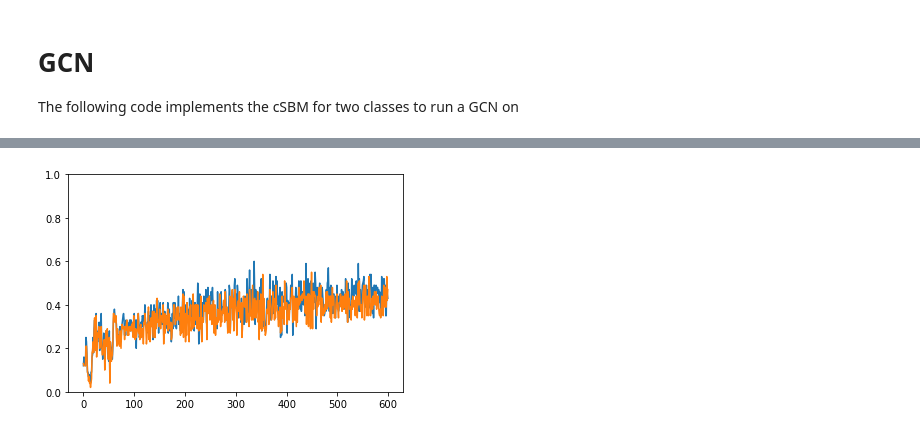
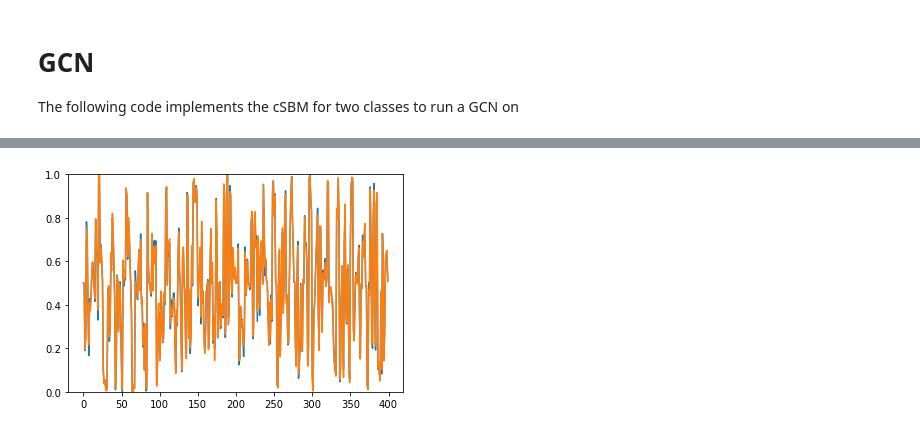
Before and after one commit to brownthesr/Synthetic-Graphs, a Jupyter notebook: SBM.ipynb, the cells around one changed output, grey strips where cells are left out. Drawn from its saved outputs; the diff is of its cells as text; code cells hidden in the pictures.

```diff
--- a/SBM.ipynb
+++ b/SBM.ipynb
@@ -161,7 +161,24 @@ def generate_perms_cube(num_classes,num_feat):
     #    vecs.append(i)
     #print(vecs)
     return np.array(vecs[:num_classes])
-def generate_perms_cube(num_classes,num_feat):
+
+# this next one is a better way of generating the permutations
+def generate_perms_rand(num_classes,num_feat):
+    vecs = []
     for i in range(num_classes):
+        orthogonal = False
+        while(not orthogonal):
+            rand_vec = np.random.uniform(-10,10,num_feat)
+            rand_vec = rand_vec/np.linalg.norm(rand_vec)
+            orthogonal = True
+            for i in range(len(vecs)):
+                angle = np.arccos(rand_vec@vecs[i])
+                if(angle < np.pi/2 - .1 or angle > np.pi/2 + .1):
+                    orthogonal = False
+        vecs.append(rand_vec)
+        #print(len(vecs))
+    return np.array(vecs)
 
-generate_perms_cubde(4,10)
+
+
+a = generate_perms_rand(8,100)
@@ -182,7 +194,7 @@ def generate_cSBM(d,lamb,mu,num_features,num_nodes,num_classes):
     Z = np.random.normal(0,.2,(num_nodes,num_features)) # obtains the random noise vector i presume
     v = communities # puts the groups into a format for the equations
 
-    perms = generate_perms_cube(num_classes,num_features)
+    perms = generate_perms_rand(num_classes,num_features)
     #print(communities)
     #print(perms)
     b = np.zeros((num_nodes,num_features))
@@ -192,7 +204,7 @@ def generate_cSBM(d,lamb,mu,num_features,num_nodes,num_classes):
 
 
 
-adj,b,labels = generate_cSBM(1,.5,250,4,100,4)
+adj,b,labels = generate_cSBM(1,.5,250,4,100,2)
 fig = plt.figure()
 #ax = plt.axes(projection = "3d")
 #ax.plot3D(b[:,0],b[:,1],b[:,2],"bo")
@@ -210,7 +221,7 @@ plt.plot(P[0],P[1],"bo")
 # GCN
 The following code implements the cSBM for two classes to run a GCN on
 # %%
-from torch_geometric.nn import GCNConv
+from torch_geometric.nn import GCNConv,GATConv
 import torch.nn as nn
 import torch.nn.functional as F
 class GCN(torch.nn.Module):# this is the torch geometric implementation of our GCN model like before, it
@@ -218,6 +229,8 @@ class GCN(torch.nn.Module):# this is the torch geometric implementation of our G
     def __init__(self, in_feat, hid_feat, out_feat):
         super().__init__()
         self.conv1 = GCNConv(in_feat, hid_feat)
+        self.convh = GCNConv(hid_feat,hid_feat)# adding an extra hidden layer essentially solves exact recovery
+        # the size of the hidden layers just have to be greater than or equal to the size of the output layer
         self.conv2 = GCNConv(hid_feat, out_feat)
         self.activation = nn.ReLU()
         #self.dropout = nn.Dropout(p=.4)
@@ -225,6 +238,8 @@ class GCN(torch.nn.Module):# this is the torch geometric implementation of our G
     def forward(self, x,edge_index):
         x = self.activation(self.conv1(x, edge_index))
         x = F.dropout(x, training= self.training)
+        x = self.activation(self.convh(x,edge_index))
+        x = F.dropout(x,training=self.training)
         x = self.conv2(x, edge_index)
         return F.log_softmax(x,dim=1)
 
@@ -247,13 +262,13 @@ d=10 # this is the average degree
 lamb = 30 # difference in edge_densities, 0 indicates only node features are informative lamb>0 means more intra edges vs inter edges(homophily)
 # lamb < 0 means less intra edges vs inter edges(heterophily)
 mu = 50# difference between the means of the two classes, increasing this means increasing difference between class features
-num_nodes = 200
-num_features = 3
+num_nodes = 1000
+num_features = 30
 num_classes=7
 
 
 # our hyperparameter for our hidden model
-hidden_layers = 2
+hidden_layers = 10
 lr = .01
 epochs = 400
 # %%
@@ -279,6 +294,14 @@ model.train()# tells our model we are about to train
 losses = []
 accs = []
 for epoch in range(epochs):# runs through all the data 200 times
+    if(epoch %2 == 6):
+        adj, b, labels = generate_cSBM(d,lamb,mu,num_features,num_nodes,num_classes)
+        edge_list = adj_to_list(adj)
+        edge_list = torch.Tensor(edge_list).to(torch.long)
+        b = torch.Tensor(b)
+        labels = torch.Tensor(labels).to(torch.long)
+
+
     optimizer.zero_grad()
     out = model(b,edge_list)
 
@@ -326 +349 @@ epoch: 595 training_loss: 1.265491008758545 training_acc: 0.35 val_loss: 1.30725
-[figure, old version]
+[figure, new version]
```
Also changed, not shown: parts of 7 cells of this notebook, 4 other files.
